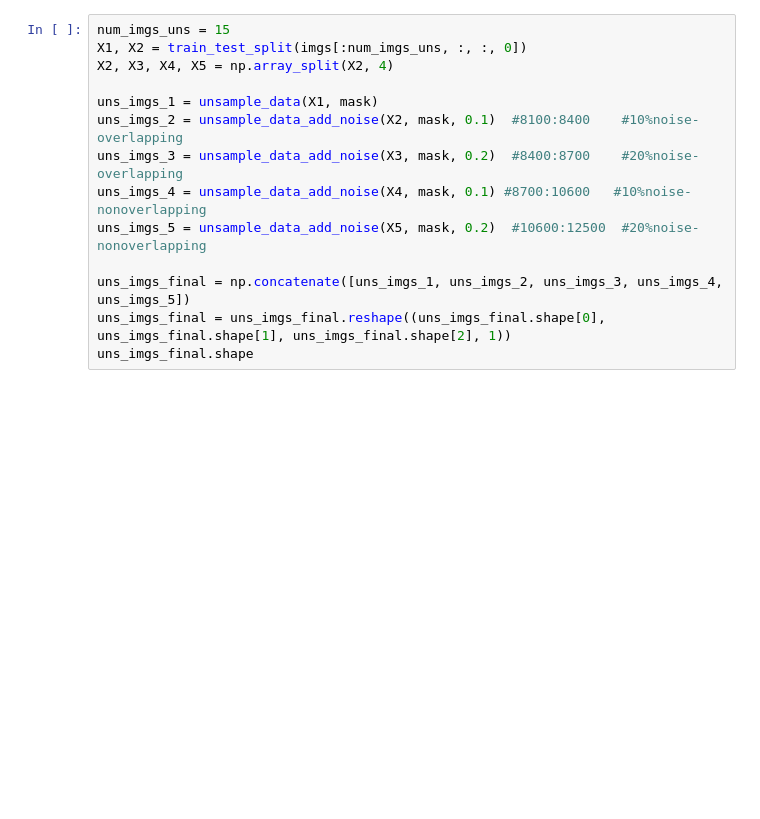
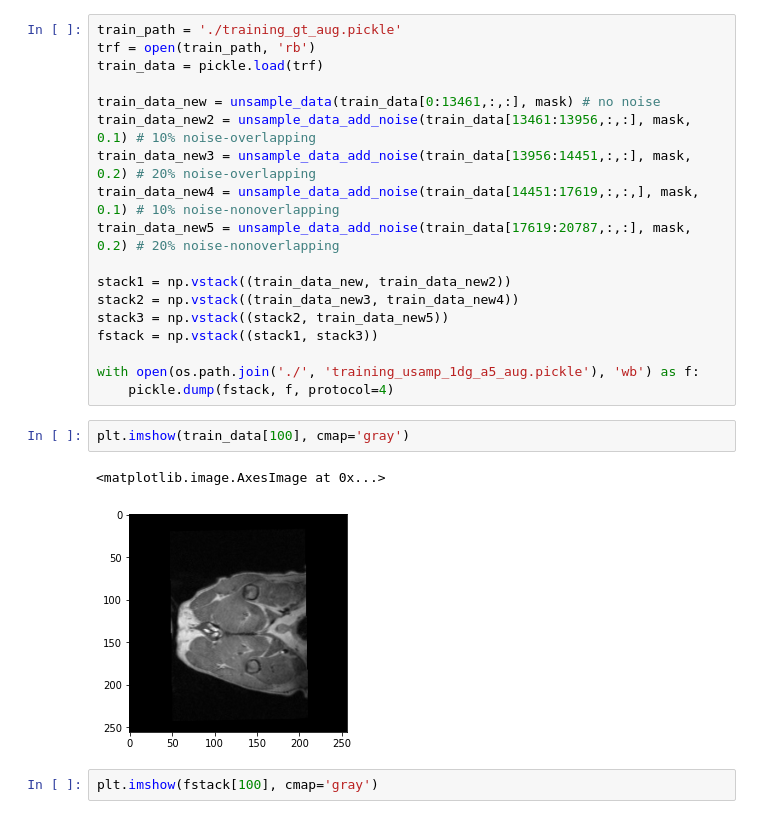
Before and after one commit to amanichopra/Deep-Learning-MRI-Reconstruction, a Jupyter notebook: Preprocess.ipynb, the cells around one changed output. Drawn from its saved outputs; the diff is of its cells as text; blank space fills up the shorter version.

```diff
--- a/Preprocess.ipynb
+++ b/Preprocess.ipynb
@@ -70,17 +92,28 @@ def unsample_data_add_noise(data, mask, noise_ratio, accelaration_factor=5):
         uns_data.append(zro_image)
 
     return np.array(uns_data)
-# %%
-num_imgs_uns = 15
-X1, X2 = train_test_split(imgs[:num_imgs_uns, :, :, 0])
-X2, X3, X4, X5 = np.array_split(X2, 4)
-
-uns_imgs_1 = unsample_data(X1, mask)
-uns_imgs_2 = unsample_data_add_noise(X2, mask, 0.1)  #8100:8400    #10%noise-overlapping
-uns_imgs_3 = unsample_data_add_noise(X3, mask, 0.2)  #8400:8700    #20%noise-overlapping
-uns_imgs_4 = unsample_data_add_noise(X4, mask, 0.1) #8700:10600   #10%noise-nonoverlapping
-uns_imgs_5 = unsample_data_add_noise(X5, mask, 0.2)  #10600:12500  #20%noise-nonoverlapping
-
-uns_imgs_final = np.concatenate([uns_imgs_1, uns_imgs_2, uns_imgs_3, uns_imgs_4, uns_imgs_5])
-uns_imgs_final = uns_imgs_final.reshape((uns_imgs_final.shape[0], uns_imgs_final.shape[1], uns_imgs_final.shape[2], 1))
-uns_imgs_final.shape
+# %%
+train_path = './training_gt_aug.pickle'
+trf = open(train_path, 'rb')
+train_data = pickle.load(trf)
+
+train_data_new = unsample_data(train_data[0:13461,:,:], mask) # no noise
+train_data_new2 = unsample_data_add_noise(train_data[13461:13956,:,:], mask, 0.1) # 10% noise-overlapping
+train_data_new3 = unsample_data_add_noise(train_data[13956:14451,:,:], mask, 0.2) # 20% noise-overlapping
+train_data_new4 = unsample_data_add_noise(train_data[14451:17619,:,:,], mask, 0.1) # 10% noise-nonoverlapping
+train_data_new5 = unsample_data_add_noise(train_data[17619:20787,:,:], mask, 0.2) # 20% noise-nonoverlapping
+
+stack1 = np.vstack((train_data_new, train_data_new2))
+stack2 = np.vstack((train_data_new3, train_data_new4))
+stack3 = np.vstack((stack2, train_data_new5))
+fstack = np.vstack((stack1, stack3))
+
+with open(os.path.join('./', 'training_usamp_1dg_a5_aug.pickle'), 'wb') as f:
+    pickle.dump(fstack, f, protocol=4)
+# %%
+plt.imshow(train_data[100], cmap='gray')
+# %% [output]
+<matplotlib.image.AxesImage at 0x...>
+[figure, added]
+# %%
+plt.imshow(fstack[100], cmap='gray')
```
Also changed, not shown: parts of 9 cells of this notebook, 2 other files.
